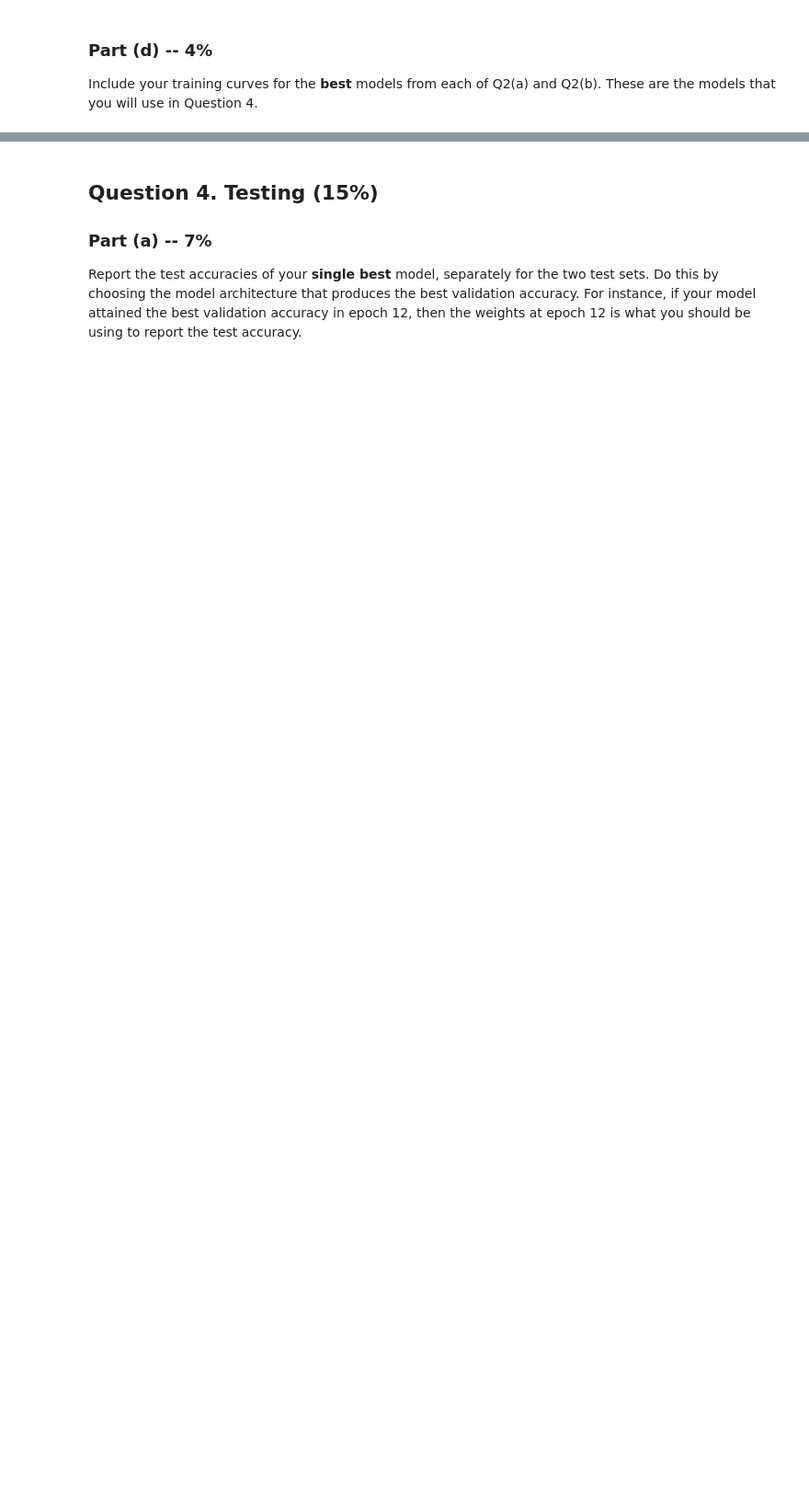
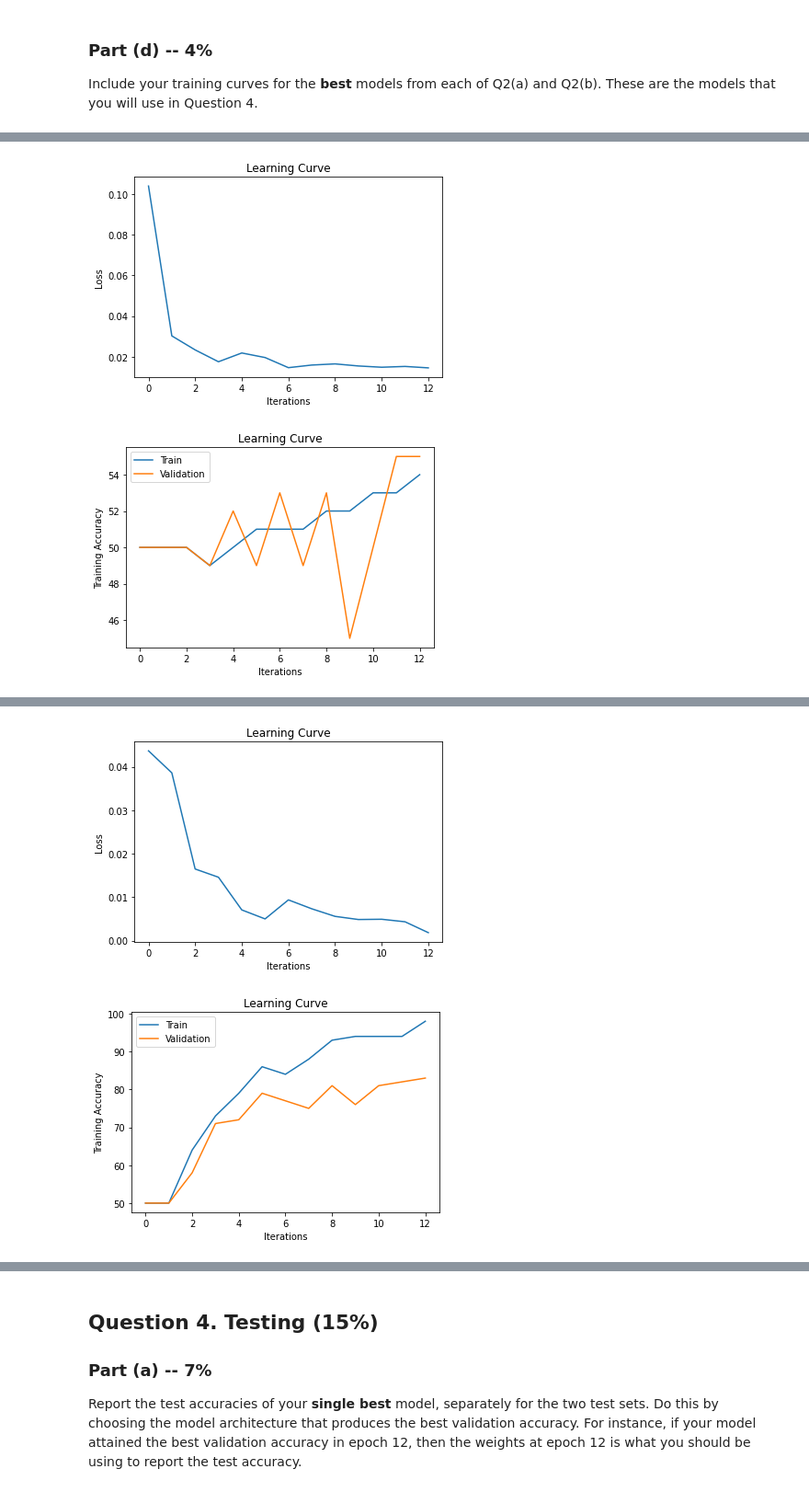
Before and after one commit to zivmo99/DeepLearning3, a Jupyter notebook: Assignment3_ipynb.ipynb, the cells around one changed output, grey strips where cells are left out. Shown at 92% size. Saved outputs shown, nothing was run; the diff lists cells and outputs as text; code cells hidden in the pictures; blank space fills up the shorter version.

```diff
--- a/Assignment3_ipynb.ipynb
+++ b/Assignment3_ipynb.ipynb
@@ -728,0 +771,21 @@ These are the models that you will use in Question 4.
+# %%
+m_same_pair_correct = np.zeros((224*2,224,3))
+w_same_pair_correct = np.zeros((224*2,224,3))
+
+
+cnn = CNN(4,3)
+
+print("Q2(a)")
+train_model(cnn, train_data[:96, :, :, :, :, :], batch_size=48, optimizer="adam",
+      learning_rate=0.001, momentum=0, weight_decay=0, num_epochs=12)
+print("final results for Q2(a) ")
+print(get_test_accuracy(cnn,  train_data[:96, :, :, :, :, :]))
+
+print("")
+print("Q2(b)")
+cnnChannel = CNNChannel(4,3)
+train_model(cnnChannel, train_data[:96, :, :, :, :, :], batch_size=48, optimizer="adam",
+      learning_rate=0.001, num_epochs=12)
+print("final results for Q2(b) ")
+print(get_test_accuracy(cnnChannel,  train_data[:96, :, :, :, :, :]))
+# %% [output]
@@ -728,0 +806,2 @@ These are the models that you will use in Question 4.
+[figure, added]
+[figure, added]
@@ -728,0 +827,2 @@ These are the models that you will use in Question 4.
+[figure, added]
+[figure, added]
```
Also changed, not shown: parts of 20 cells of this notebook.
